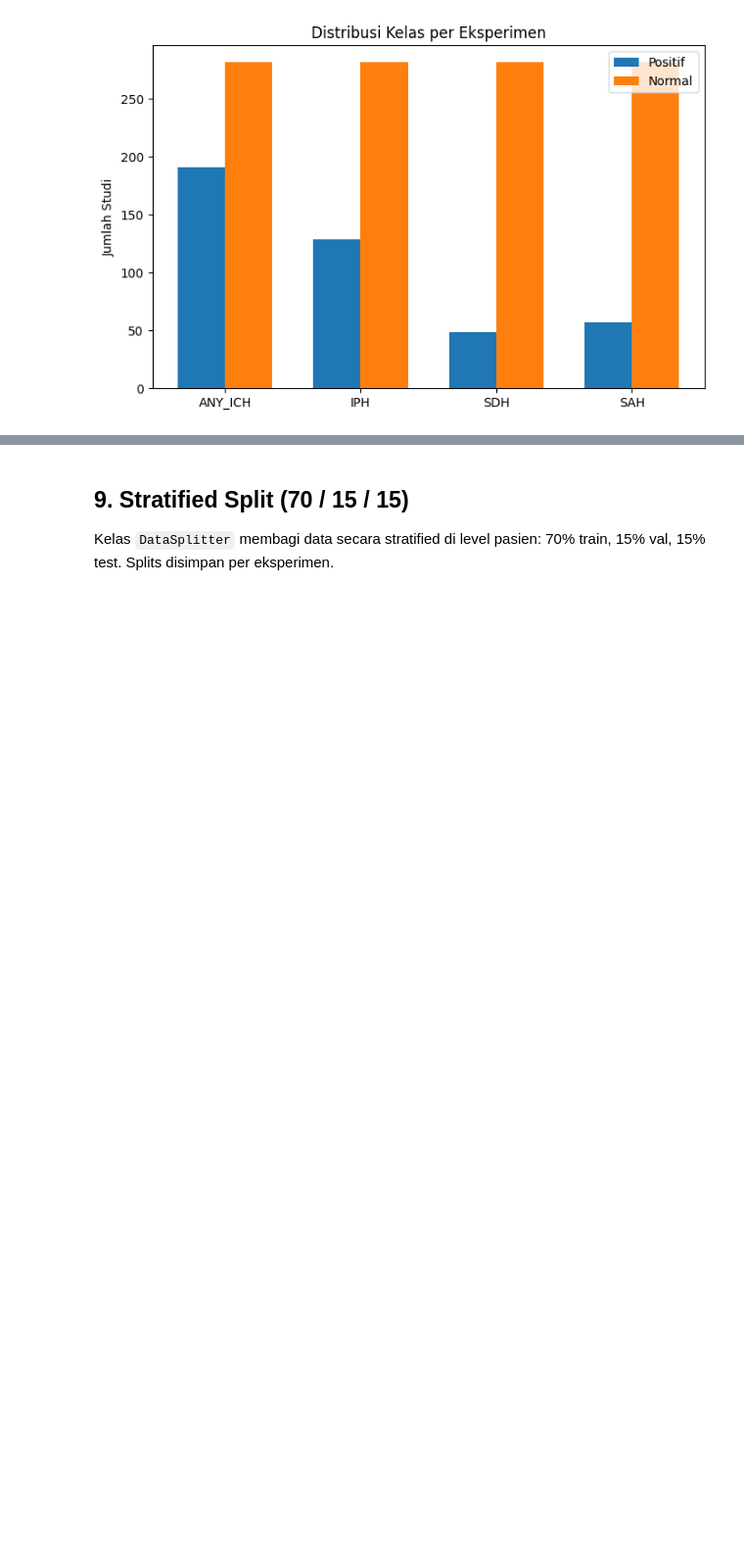
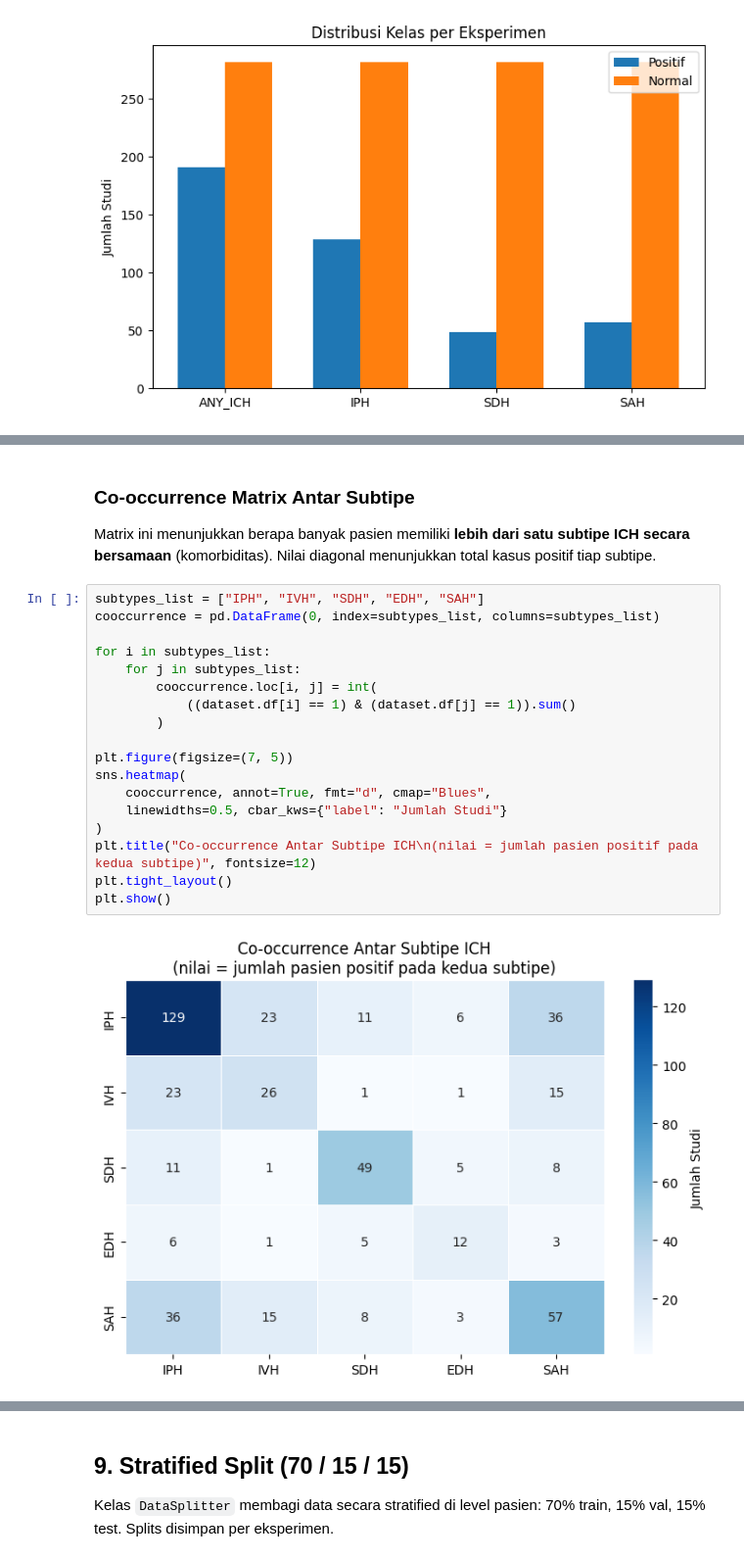
Before and after one commit to SyaidFarhan/ConvNext-CQ500, a Jupyter notebook: peprocessing-data.ipynb, the cells around one changed output, grey strips where cells are left out. Shown at 98% size. Cells and saved outputs as stored; diff of their text form; blank space fills up the shorter version.

Commit message:
Kaggle Notebook | Peprocessing data | Version 5

```diff
--- a/peprocessing-data.ipynb
+++ b/peprocessing-data.ipynb
@@ -419,0 +463,24 @@ plt.show()
+# %% [markdown]
+### Co-occurrence Matrix Antar Subtipe
+
+Matrix ini menunjukkan berapa banyak pasien memiliki **lebih dari satu subtipe ICH secara bersamaan** (komorbiditas). Nilai diagonal menunjukkan total kasus positif tiap subtipe.
+# %%
+subtypes_list = ["IPH", "IVH", "SDH", "EDH", "SAH"]
+cooccurrence = pd.DataFrame(0, index=subtypes_list, columns=subtypes_list)
+
+for i in subtypes_list:
+    for j in subtypes_list:
+        cooccurrence.loc[i, j] = int(
+            ((dataset.df[i] == 1) & (dataset.df[j] == 1)).sum()
+        )
+
+plt.figure(figsize=(7, 5))
+sns.heatmap(
+    cooccurrence, annot=True, fmt="d", cmap="Blues",
+    linewidths=0.5, cbar_kws={"label": "Jumlah Studi"}
+)
+plt.title("Co-occurrence Antar Subtipe ICH\n(nilai = jumlah pasien positif pada kedua subtipe)", fontsize=12)
+plt.tight_layout()
+plt.show()
+# %% [output]
+[figure, added]
```
Also changed, not shown: parts of 42 cells of this notebook.
